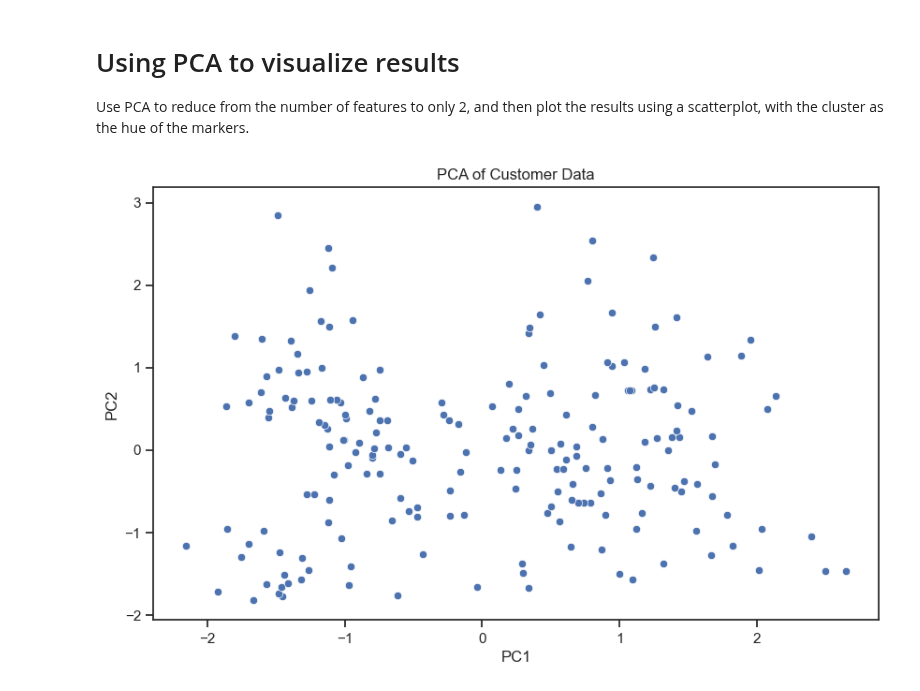
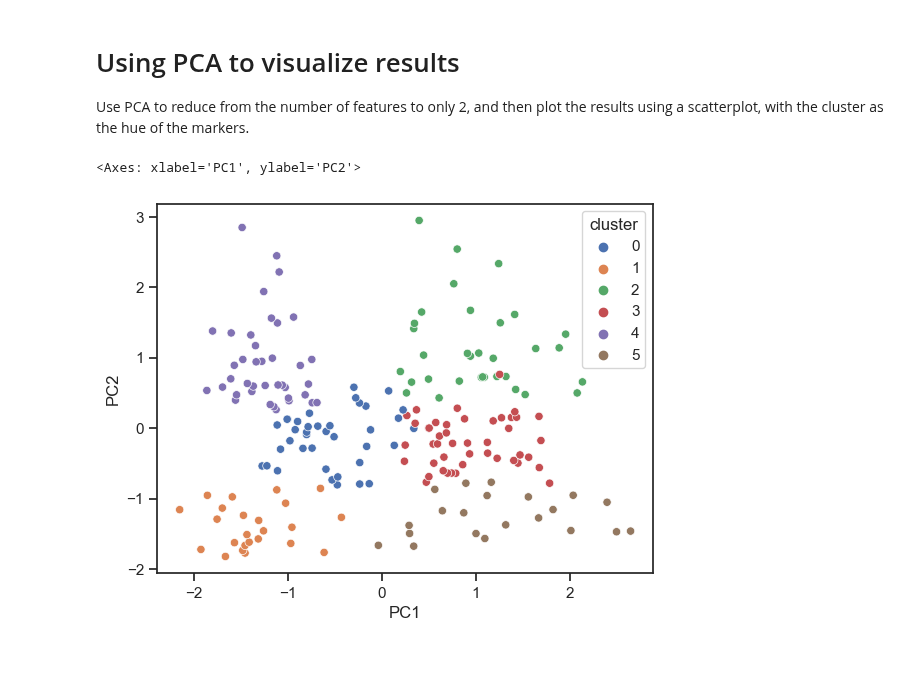
Before and after one commit to andres-mart/AnyoneAI, a Jupyter notebook: 2. Sprint_2/Assignments/13_1_1_PRACTICE_Unsupervised_Learning_of_costumer_data_using_KMeans.ipynb, the cells around one changed output. Cells and saved outputs as stored; diff of their text form; code cells hidden in the pictures; blank space fills up the shorter version.

```diff
--- a/2. Sprint_2/Assignments/13_1_1_PRACTICE_Unsupervised_Learning_of_costumer_data_using_KMeans.ipynb
+++ b/2. Sprint_2/Assignments/13_1_1_PRACTICE_Unsupervised_Learning_of_costumer_data_using_KMeans.ipynb
@@ -266,17 +269,19 @@ Use PCA to reduce from the number of features to only 2, and then plot the resul
 # %%
 from sklearn.decomposition import PCA
 
 # Perform PCA to reduce to 2 components
 pca = PCA(n_components=2)
 pca_result = pca.fit_transform(numcols_std_scaler)
 
 # Create a new DataFrame with the reduced features and cluster labels
 pca_df = pd.DataFrame(data=pca_result, columns=["PC1", "PC2"])
+kmeans = KMeans(n_clusters=6).fit(
+    numcols_std_scaler
+)  # We use n° clusters = 6 according our previous analysis
+pca_df["cluster"] = pd.Categorical(kmeans.labels_)
 
-# Plot the results using a scatterplot
-plt.figure(figsize=(10, 6))
-sns.scatterplot(x="PC1", y="PC2", data=pca_df, palette="viridis")
-plt.title("PCA of Customer Data")
-plt.show()
+# We plot our results:
+sns.scatterplot(x="PC1", y="PC2", hue="cluster", data=pca_df)
 # %% [output]
+<Axes: xlabel='PC1', ylabel='PC2'>
-[figure, old version]
+[figure, new version]
```
Also changed, not shown: parts of 3 cells of this notebook.
